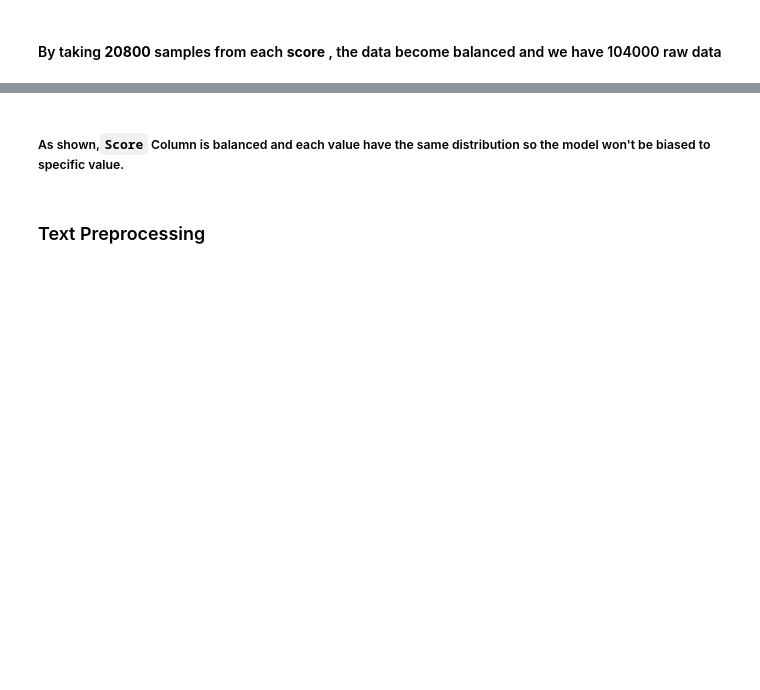
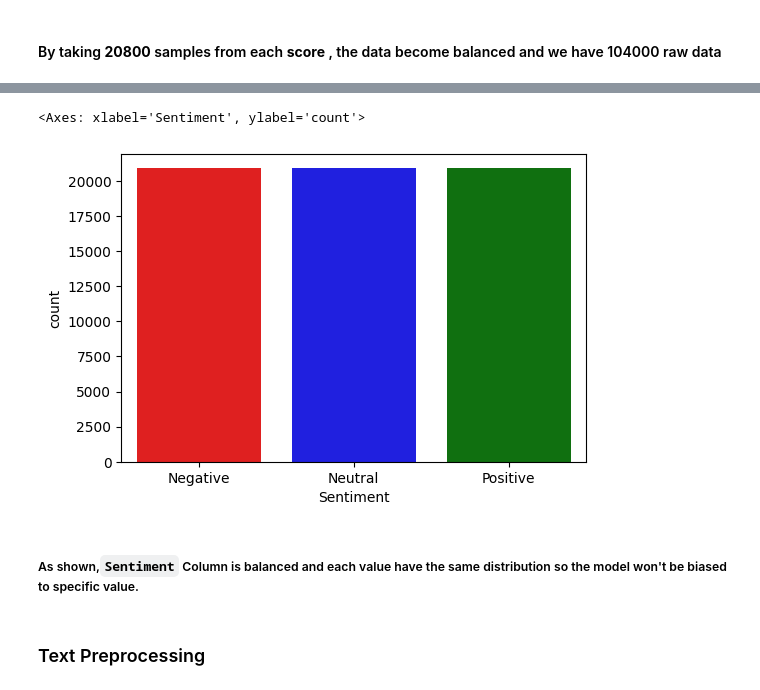
Before and after one commit to mhdnihas/Amazon-Product-Review, a Jupyter notebook: amazon-product-review.ipynb, the cells around one changed output, grey strips where cells are left out. Drawn from its saved outputs; the diff is of its cells as text; code cells hidden in the pictures; blank space fills up the shorter version.

````diff
--- a/amazon-product-review.ipynb
+++ b/amazon-product-review.ipynb
@@ -160,2 +198,8 @@ sns.countplot(x=df1['Score'])
+# %%
+plt.figure(figsize=(6,4))
+sns.countplot(x=df1['Sentiment'], order=['Negative', 'Neutral', 'Positive'], palette=['red', 'blue', 'green'])
+# %% [output]
+<Axes: xlabel='Sentiment', ylabel='count'>
+[figure, added]
 # %% [markdown]
-##### As shown,```Score``` Column is balanced and each value have the same distribution so the model won't be biased to specific value.
+##### As shown,```Sentiment``` Column is balanced and each value have the same distribution so the model won't be biased to specific value.
````
Also changed, not shown: parts of 33 cells of this notebook, 2 other files.
